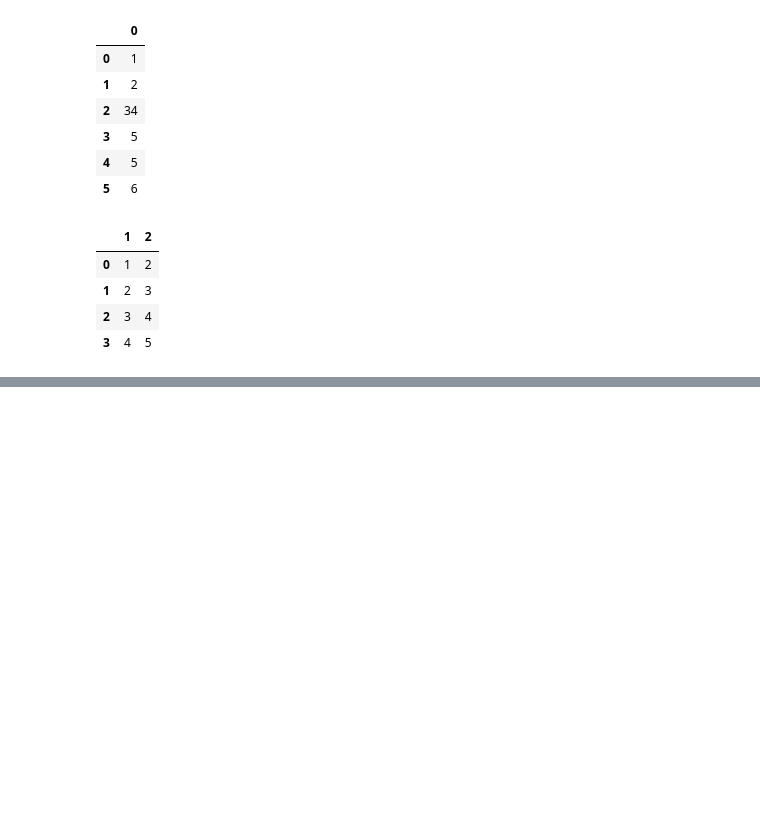
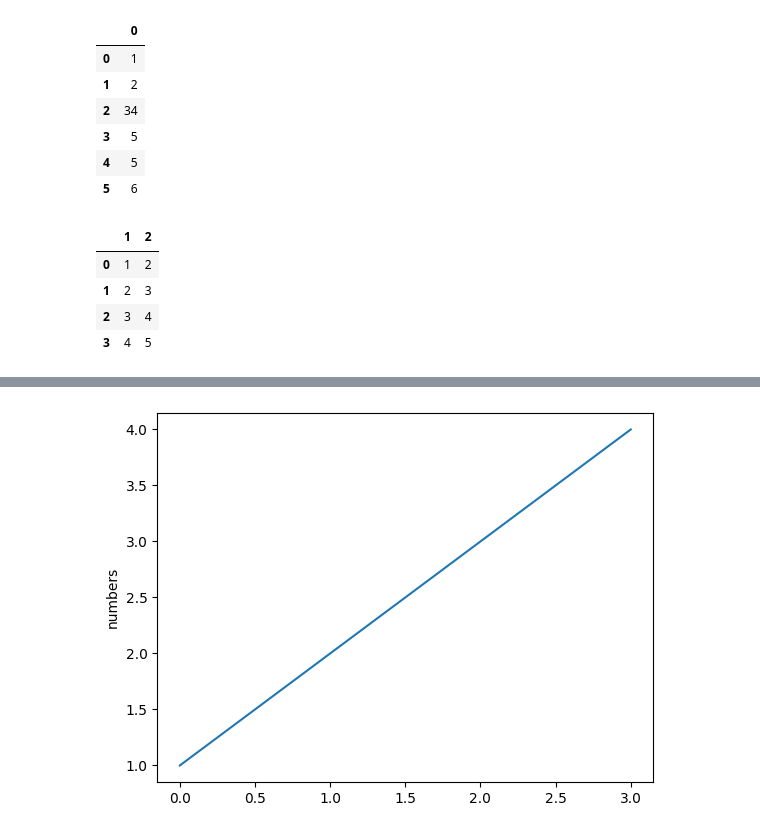
Before and after one commit to Ashutosh-Gairola/DEV, a Jupyter notebook: dev_town.ipynb, the cells around one changed output, grey strips where cells are left out. Cells and saved outputs as stored; diff of their text form; code cells hidden in the pictures; blank space fills up the shorter version.

```diff
--- a/dev_town.ipynb
+++ b/dev_town.ipynb
@@ -1384,0 +1409,7 @@ df=pd.DataFrame(data)
+# %%
+plt.plot([1,2,3,4])
+#plt.plot([4,3,2,1])
+plt.ylabel("numbers")
+plt.show()
+# %% [output]
+[figure, added]
```
Also changed, not shown: parts of 23 cells of this notebook.
